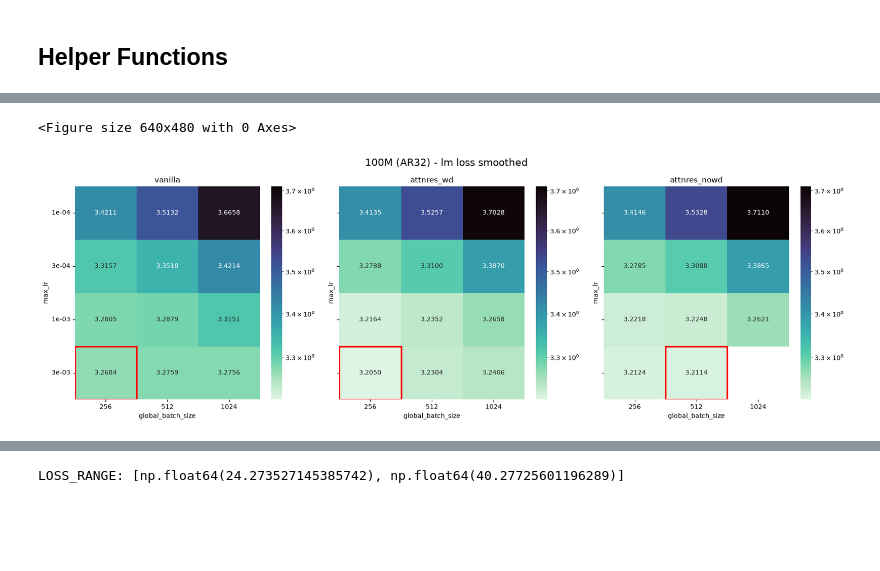
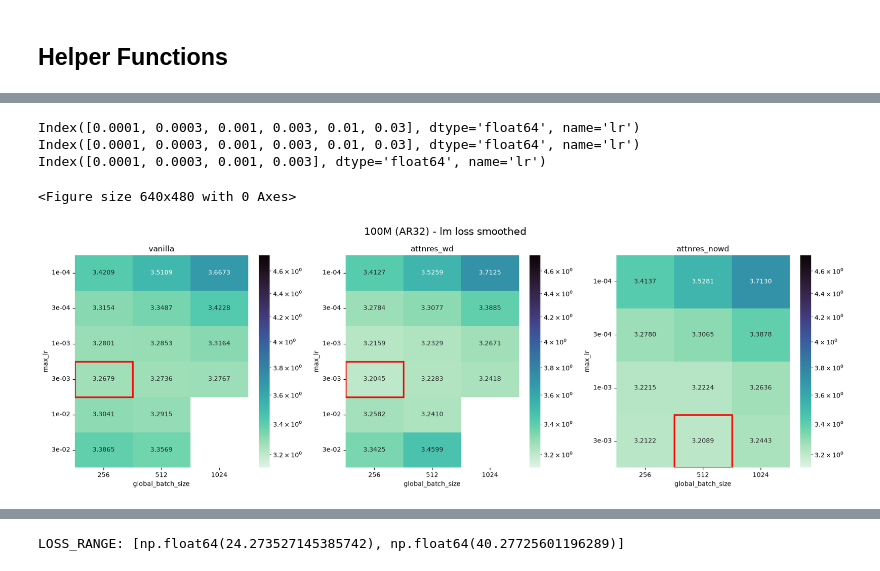
Before and after one commit to Neeratyoy/MegatronScaling, a Jupyter notebook: playground/notebooks/hp_analysis.ipynb, the cells around one changed output, grey strips where cells are left out. Cells and saved outputs as stored; diff of their text form; code cells hidden in the pictures; blank space fills up the shorter version.

Commit message:
Updating HP notebook with newer hyperparameters

```diff
--- a/playground/notebooks/hp_analysis.ipynb
+++ b/playground/notebooks/hp_analysis.ipynb
@@ -163,3 +166,4 @@ def plot_bs_lines(ax, df, title):
 # %%
 BASE_PATH = WSPACE / "results/grid_collection/grid_v1/100M_AR32"
 FILE_NAME = "aggregated_run_metrics.parquet"
+FULL_FILE_NAME = "aggregated_run_metrics_full.parquet"
@@ -196,0 +248,23 @@ full_df.drop("run_type", axis=1, inplace=True)
+# %%
+# testing smoothing
+
+group_cols = HYPERPARAMETERS + ["method"]
+raw_col = "lm loss"
+smooth_col = f"{raw_col} smoothed"
+
+keys = list(full_df.groupby(group_cols).groups.keys())[:4]
+
+fig, axes = plt.subplots(2, 2, figsize=(6, 3), sharex=False, sharey=False)
+axes = axes.flatten()
+
+for ax, key in zip(axes, keys):
+    gdf = full_df.set_index(group_cols).loc[key].sort_values("step")
+    ax.plot(gdf["step"], gdf[raw_col], alpha=0.3, linewidth=1.2, label="raw")
+    ax.plot(gdf["step"], gdf[smooth_col], linewidth=2.0, label="smoothed")
+    ax.set_title(str(key))
+    ax.set_ylim(3, 5.5)
+    ax.grid(alpha=0.2)
+
+axes[0].legend()
+plt.tight_layout()
+plt.show()
@@ -198,18 +274,3 @@ full_df.drop("run_type", axis=1, inplace=True)
 vanilla_df = full_df[full_df["method"] == "vanilla"].sort_values("step")
 attnres_wd_df = full_df[full_df["method"] == "attnres_wd"].sort_values("step")
 attnres_nowd_df = full_df[full_df["method"] == "attnres_nowd"].sort_values("step")
-# %%
-# Smoothing Y_METRICs
-
-for _smoothing_col in ["lm loss"]:  # , "lm loss validation"]:
-    for _df in [vanilla_df, attnres_wd_df, attnres_nowd_df]:
-        _df[f"{_smoothing_col} smoothed"] = (
-            _df.groupby(HYPERPARAMETERS, group_keys=False)[_smoothing_col]
-            .transform(
-                lambda x: smooth_metric(
-                    x,
-                    method="rolling",  #  {`rolling`, `ewm`}
-                    window=SMOOTHING_WINDOW
-                )
-            )
-        )
@@ -244,23 +310,28 @@ LOSS_RANGE: [np.float64(3.2050042724609376), np.float64(3.7109508895874024)]
 # %%
 plt.clf()
 
-fig, axes = plt.subplots(1, 3, figsize=(18, 6), sharey=True)
+fig, axes = plt.subplots(1, 3, figsize=(18, 6))  #, sharey=True)
 
 for i, (_df, _method) in enumerate(zip(
     [vanilla_df, attnres_wd_df, attnres_nowd_df],
     ["vanilla", "attnres_wd", "attnres_nowd"]
 )):
     ax = axes[i]
+    _df = _df.loc[_df["lr_wsd_decay_iters"] == 0].copy()
     result = (
         _df
         .sort_values("step")
-        .groupby(HYPERPARAMETERS)[Y_METRIC]
+        .groupby(["lr", "global_batch_size"])[Y_METRIC]
         .last()
     )
+    print(result.unstack("global_batch_size").sort_index().index)
     ax = plot_heatmap(ax, result, title=_method, loss_range=LOSS_RANGE)
 
 plt.suptitle(f"100M (AR32) - {Y_METRIC}", fontsize=16)
 plt.tight_layout()
 # %% [output]
-<Figure size 640x480 with 0 Axes>
+Index([0.0001, 0.0003, 0.001, 0.003, 0.01, 0.03], dtype='float64', name='lr')
+Index([0.0001, 0.0003, 0.001, 0.003, 0.01, 0.03], dtype='float64', name='lr')
+Index([0.0001, 0.0003, 0.001, 0.003], dtype='float64', name='lr')
+<Figure size 640x480 with 0 Axes>
-[figure, old version]
+[figure, new version]
```
Also changed, not shown: parts of 30 cells of this notebook.
